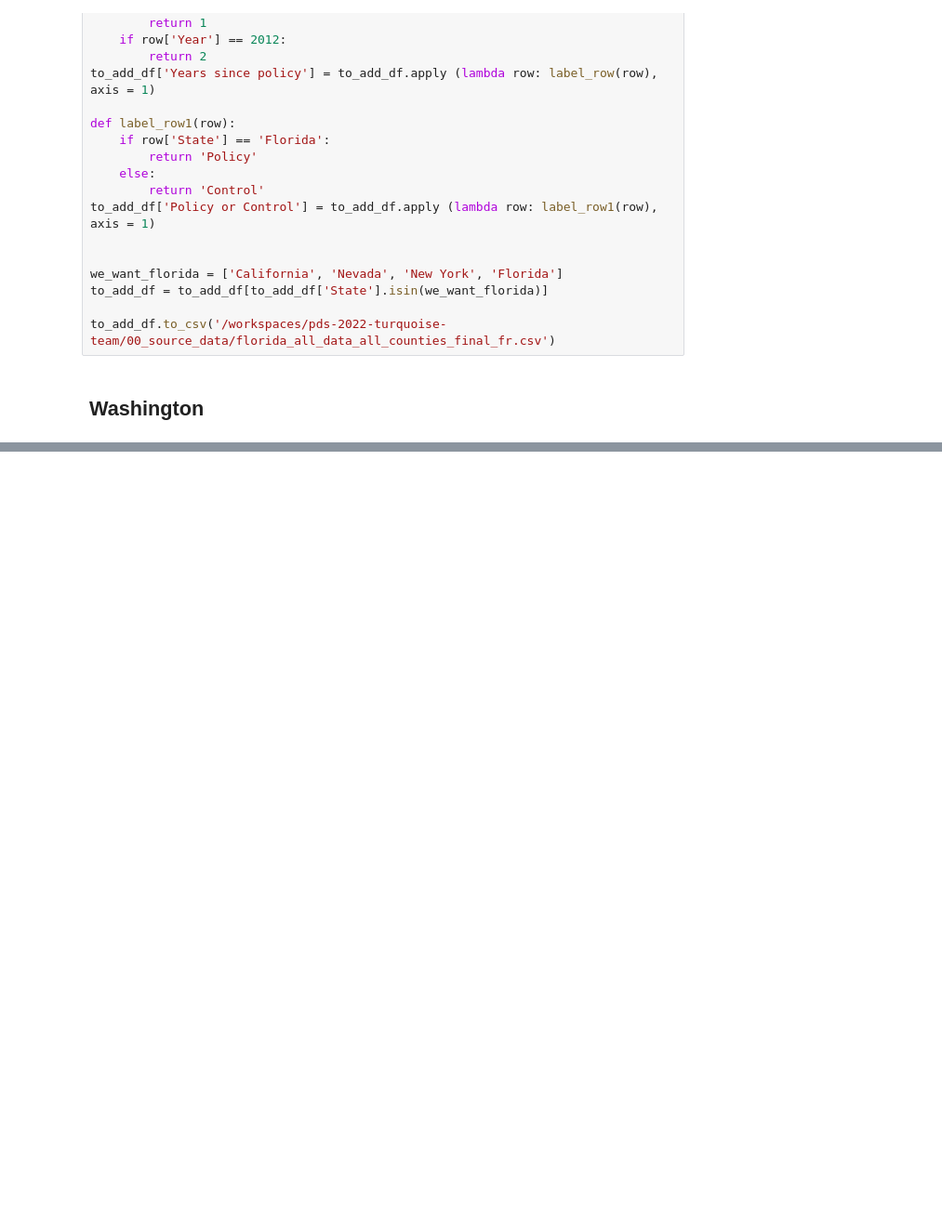
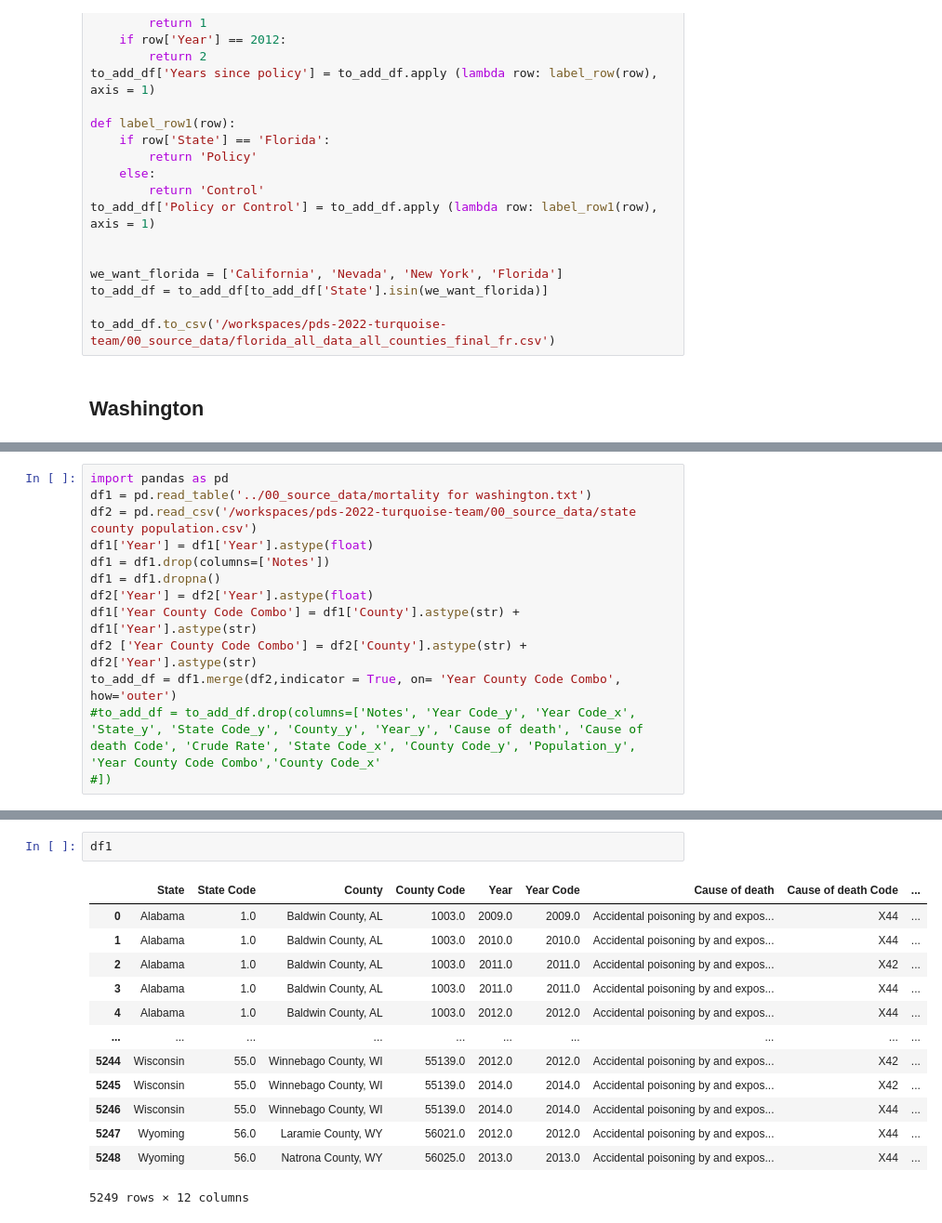
Before and after one commit to MIDS-at-Duke/pds-2022-turquoise-team, a Jupyter notebook: 10_code/Cleaning and Merging all States.ipynb, the cells around one changed output, grey strips where cells are left out. Shown at 93% size. Drawn from its saved outputs; the diff is of its cells as text; blank space fills up the shorter version.

```diff
--- a/10_code/Cleaning and Merging all States.ipynb
+++ b/10_code/Cleaning and Merging all States.ipynb
@@ -92,0 +207,13 @@ to_add_df.to_csv('/workspaces/pds-2022-turquoise-team/00_source_data/florida_all
+# %%
+import pandas as pd
+df1 = pd.read_table('../00_source_data/mortality for washington.txt')
+df2 = pd.read_csv('/workspaces/pds-2022-turquoise-team/00_source_data/state county population.csv')
+df1['Year'] = df1['Year'].astype(float)
+df1 = df1.drop(columns=['Notes'])
+df1 = df1.dropna()
+df2['Year'] = df2['Year'].astype(float)
+df1['Year County Code Combo'] = df1['County'].astype(str) + df1['Year'].astype(str)
+df2 ['Year County Code Combo'] = df2['County'].astype(str) + df2['Year'].astype(str)
+to_add_df = df1.merge(df2,indicator = True, on= 'Year County Code Combo', how='outer')
+#to_add_df = to_add_df.drop(columns=['Notes', 'Year Code_y', 'Year Code_x', 'State_y', 'State Code_y', 'County_y', 'Year_y', 'Cause of death', 'Cause of death Code', 'Crude Rate', 'State Code_x', 'County Code_y', 'Population_y', 'Year County Code Combo','County Code_x'
+#])
@@ -92,0 +236,16 @@ to_add_df.to_csv('/workspaces/pds-2022-turquoise-team/00_source_data/florida_all
+# %%
+df1
+# %% [output]
+|  | State | State Code | County | County Code | Year | Year Code | Cause of death | Cause of death Code | ... |
+| 0 | Alabama | 1.0 | Baldwin County, AL | 1003.0 | 2009.0 | 2009.0 | Accidental poisoning by and expos... | X44 | ... |
+| 1 | Alabama | 1.0 | Baldwin County, AL | 1003.0 | 2010.0 | 2010.0 | Accidental poisoning by and expos... | X44 | ... |
+| 2 | Alabama | 1.0 | Baldwin County, AL | 1003.0 | 2011.0 | 2011.0 | Accidental poisoning by and expos... | X42 | ... |
+| 3 | Alabama | 1.0 | Baldwin County, AL | 1003.0 | 2011.0 | 2011.0 | Accidental poisoning by and expos... | X44 | ... |
+| 4 | Alabama | 1.0 | Baldwin County, AL | 1003.0 | 2012.0 | 2012.0 | Accidental poisoning by and expos... | X44 | ... |
+| ... | ... | ... | ... | ... | ... | ... | ... | ... | ... |
+| 5244 | Wisconsin | 55.0 | Winnebago County, WI | 55139.0 | 2012.0 | 2012.0 | Accidental poisoning by and expos... | X42 | ... |
+| 5245 | Wisconsin | 55.0 | Winnebago County, WI | 55139.0 | 2014.0 | 2014.0 | Accidental poisoning by and expos... | X42 | ... |
+| 5246 | Wisconsin | 55.0 | Winnebago County, WI | 55139.0 | 2014.0 | 2014.0 | Accidental poisoning by and expos... | X44 | ... |
+| 5247 | Wyoming | 56.0 | Laramie County, WY | 56021.0 | 2012.0 | 2012.0 | Accidental poisoning by and expos... | X44 | ... |
+| 5248 | Wyoming | 56.0 | Natrona County, WY | 56025.0 | 2013.0 | 2013.0 | Accidental poisoning by and expos... | X44 | ... |
+5249 rows × 12 columns
```
Also changed, not shown: parts of 20 cells of this notebook, 2 other files.
